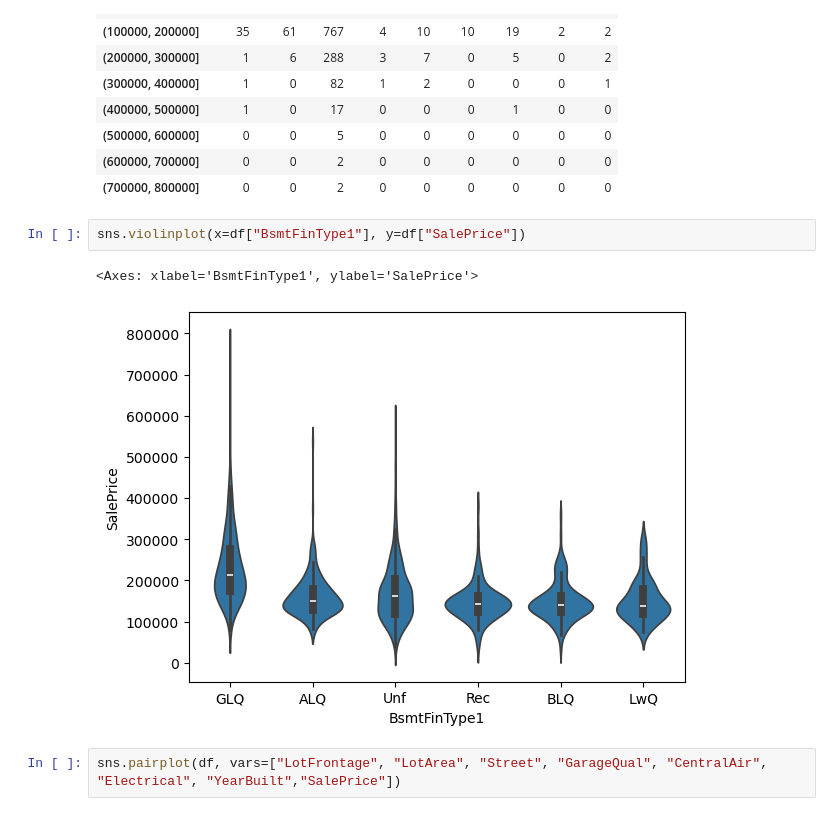
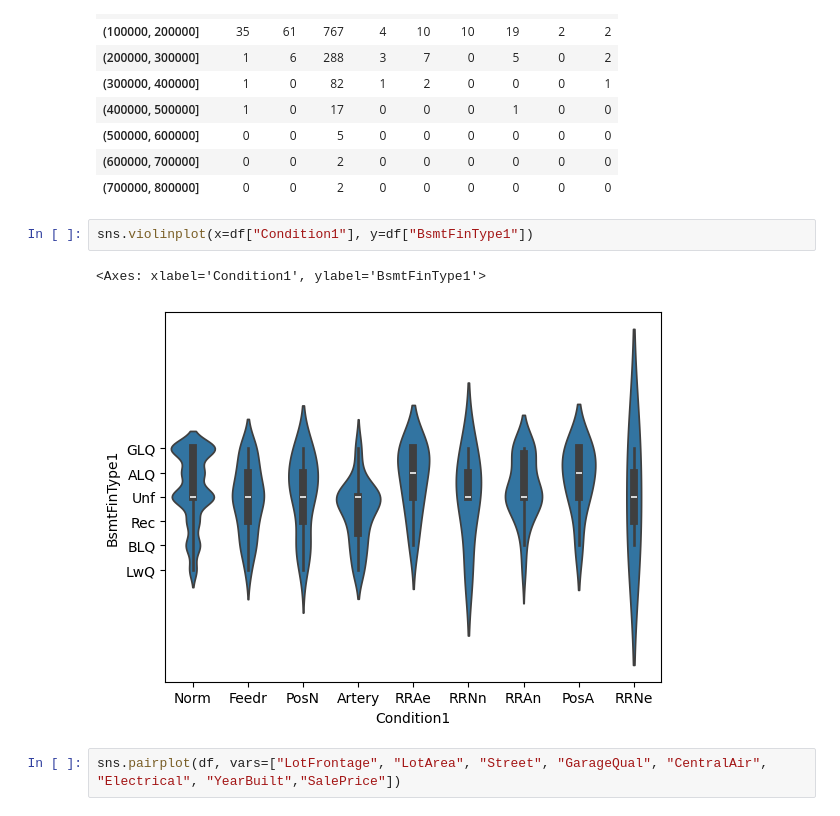
Before and after one commit to Totally-Kyle/Housing-Prices, a Jupyter notebook: EDA.ipynb, the cells around one changed output. Saved outputs shown, nothing was run; the diff lists cells and outputs as text.

```diff
--- a/EDA.ipynb
+++ b/EDA.ipynb
@@ -146,10 +159,10 @@ Condition1_effect
 | (600000, 700000] | 0 | 0 | 2 | 0 | 0 | 0 | 0 | 0 | 0 |
 | (700000, 800000] | 0 | 0 | 2 | 0 | 0 | 0 | 0 | 0 | 0 |
 # %%
-sns.violinplot(x=df["BsmtFinType1"], y=df["SalePrice"])
+sns.violinplot(x=df["Condition1"], y=df["BsmtFinType1"])
 # %% [output]
-<Axes: xlabel='BsmtFinType1', ylabel='SalePrice'>
+<Axes: xlabel='Condition1', ylabel='BsmtFinType1'>
-[figure, old version]
+[figure, new version]
 # %%
 sns.pairplot(df, vars=["LotFrontage", "LotArea", "Street", "GarageQual", "CentralAir", "Electrical", "YearBuilt","SalePrice"])
 # %% [output]
```
Also changed, not shown: parts of 3 cells of this notebook.
